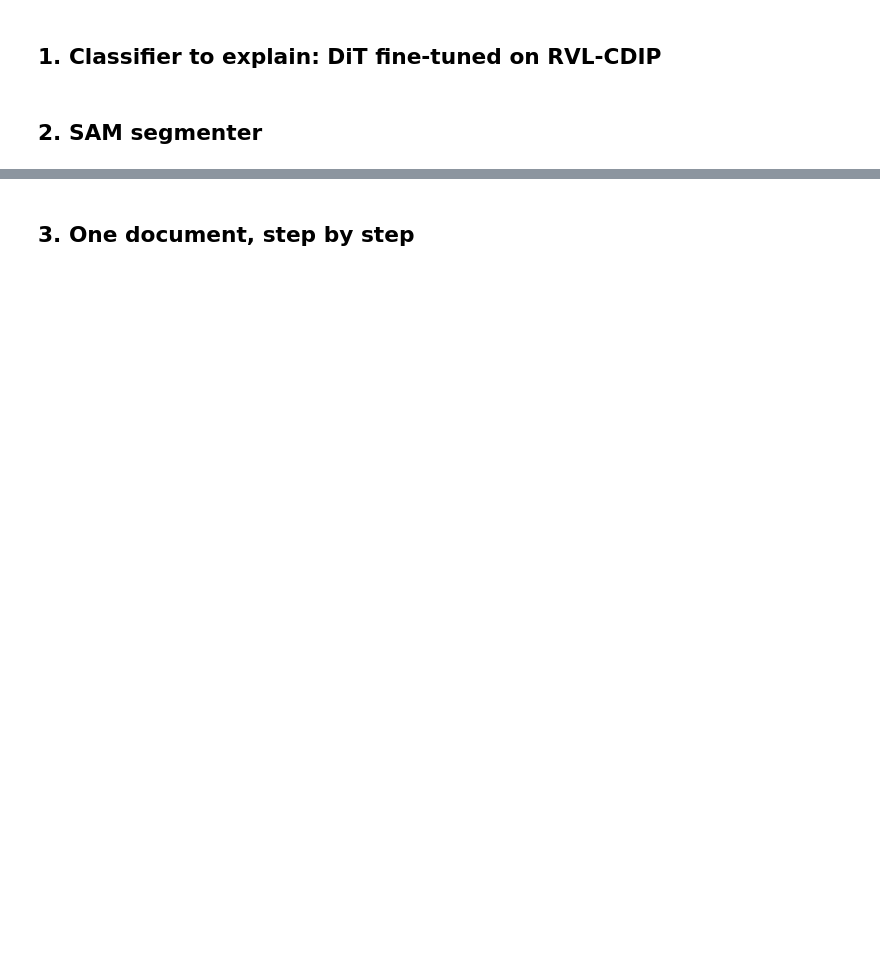
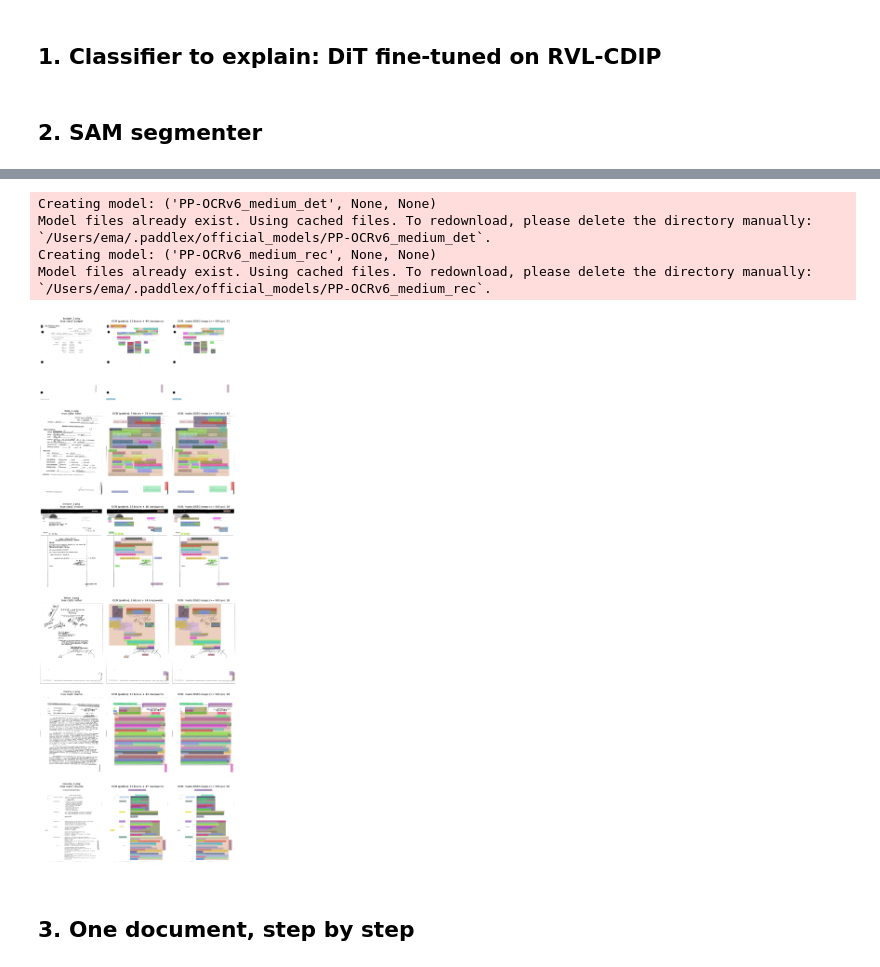
Before and after one commit to EmanuelaBoros/dseg-lime, a Jupyter notebook: notebooks/dseg_lime_rvlcdip.ipynb, the cells around one changed output, grey strips where cells are left out. Saved outputs shown, nothing was run; the diff lists cells and outputs as text; code cells hidden in the pictures; blank space fills up the shorter version.

```diff
--- a/notebooks/dseg_lime_rvlcdip.ipynb
+++ b/notebooks/dseg_lime_rvlcdip.ipynb
@@ -48,3 +124,25 @@ mask_generator = SamAutomaticMaskGenerator(sam, min_mask_region_area=512, points
+# %%
+BACKEND = "paddle"                # or "tesseract"
+LEVELS = ("block", "line")        # "word" only works with BACKEND = "tesseract"
+ocr_generator = OCRMaskGenerator(backend=BACKEND, levels=LEVELS)
+
+fig, axes = plt.subplots(len(first_per_class), 3, figsize=(9, 4.2 * len(first_per_class)))
+for row, (cls, f) in tqdm(zip(axes, first_per_class.items()), total=len(first_per_class), desc="OCR masks"):
+    img, _ = load_doc(f)
+    raw = ocr_generator.generate(img)
+    kept, _ = DSEG_Lime().remove_small_clusters(raw, 500, plot=False)
+    n_blocks = sum(m["level"] == "block" for m in raw)
+    row[0].imshow(img); row[0].set_title(f"{f}\ntrue class: {cls}", fontsize=8)
+    row[1].imshow(overlay(img, raw)); row[1].set_title(f"OCR ({BACKEND}): {n_blocks} blocks + {len(raw) - n_blocks} lines/words", fontsize=8)
+    row[2].imshow(overlay(img, kept)); row[2].set_title(f"OCR: masks DSEG keeps (>= 500 px): {len(kept)}", fontsize=8)
+    for a in row: a.axis("off")
+plt.tight_layout(); plt.show()
+# %% [output]
+Creating model: ('PP-OCRv6_medium_det', None, None)
+Model files already exist. Using cached files. To redownload, please delete the directory manually: `/Users/ema/.paddlex/official_models/PP-OCRv6_medium_det`.
+Creating model: ('PP-OCRv6_medium_rec', None, None)
+Model files already exist. Using cached files. To redownload, please delete the directory manually: `/Users/ema/.paddlex/official_models/PP-OCRv6_medium_rec`.
+[figure, added]
 # %% [markdown]
 ## 3. One document, step by step
 # %%
```
Also changed, not shown: parts of 11 cells of this notebook, 5 other files.
